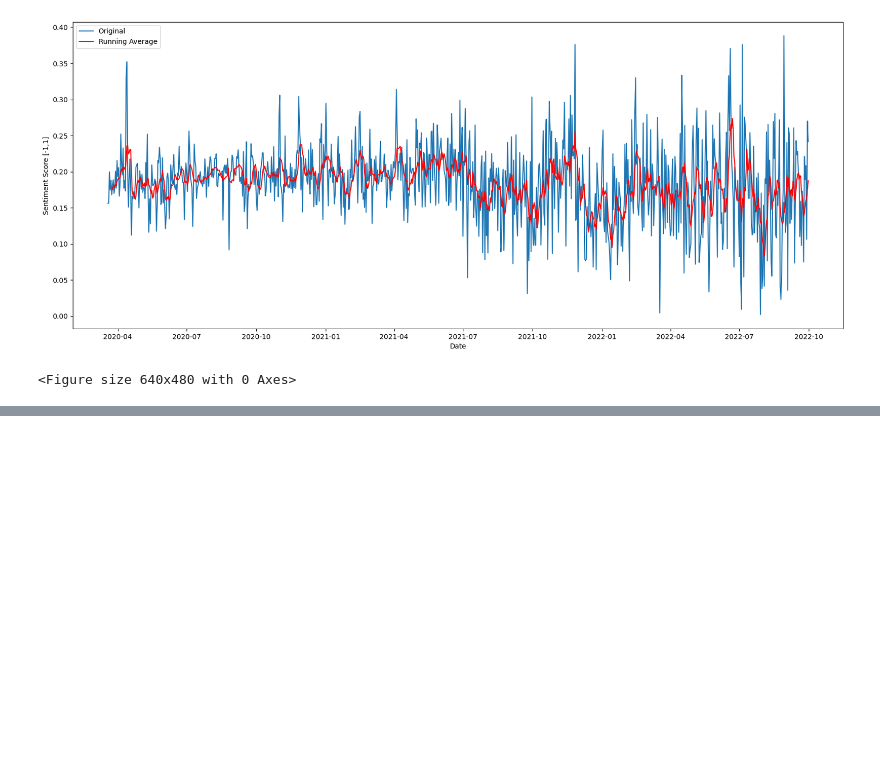
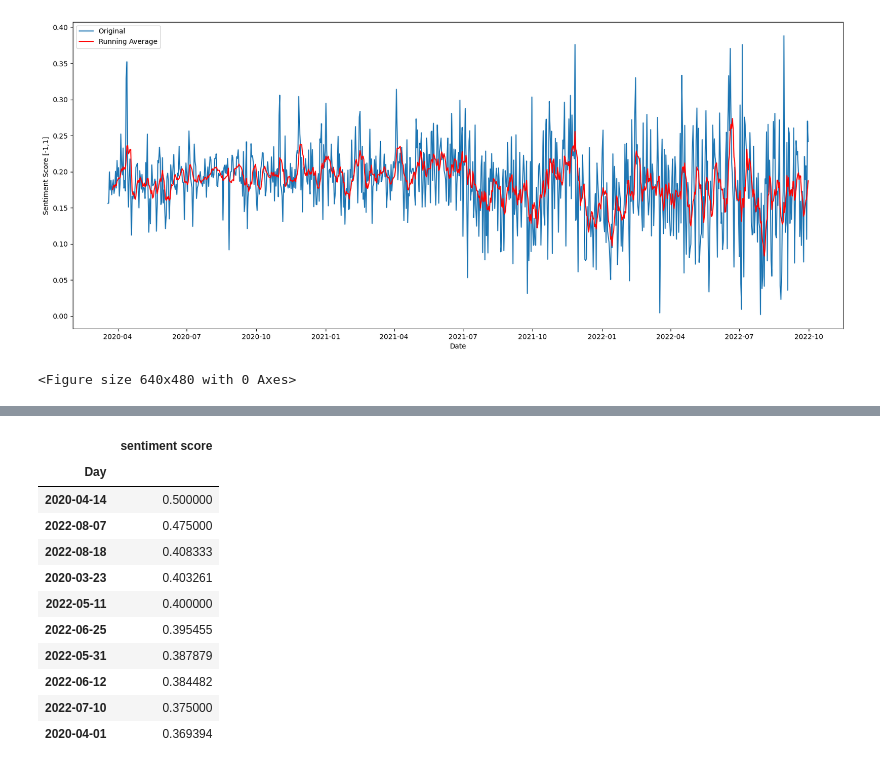
Before and after one commit to jenchan22/covid19-policies-restrictions, a Jupyter notebook: DS Capstone_Data Visualization.ipynb, the cells around one changed output, grey strips where cells are left out. Drawn from its saved outputs; the diff is of its cells as text; code cells hidden in the pictures; blank space fills up the shorter version.

```diff
--- a/DS Capstone_Data Visualization.ipynb
+++ b/DS Capstone_Data Visualization.ipynb
@@ -326,0 +342,16 @@ plt.savefig('US_sentiment_score.png')
+# %%
+final_CAN = Canada_df.groupby(Canada_df['Day']).mean()
+final_CAN.sort_values(by="sentiment score", ascending=False)[:10]
+# %% [output]
+|  | sentiment score |
+| Day |  |
+| 2020-04-14 | 0.500000 |
+| 2022-08-07 | 0.475000 |
+| 2022-08-18 | 0.408333 |
+| 2020-03-23 | 0.403261 |
+| 2022-05-11 | 0.400000 |
+| 2022-06-25 | 0.395455 |
+| 2022-05-31 | 0.387879 |
+| 2022-06-12 | 0.384482 |
+| 2022-07-10 | 0.375000 |
+| 2020-04-01 | 0.369394 |
```
Also changed, not shown: parts of 8 cells of this notebook, 10 other files.
